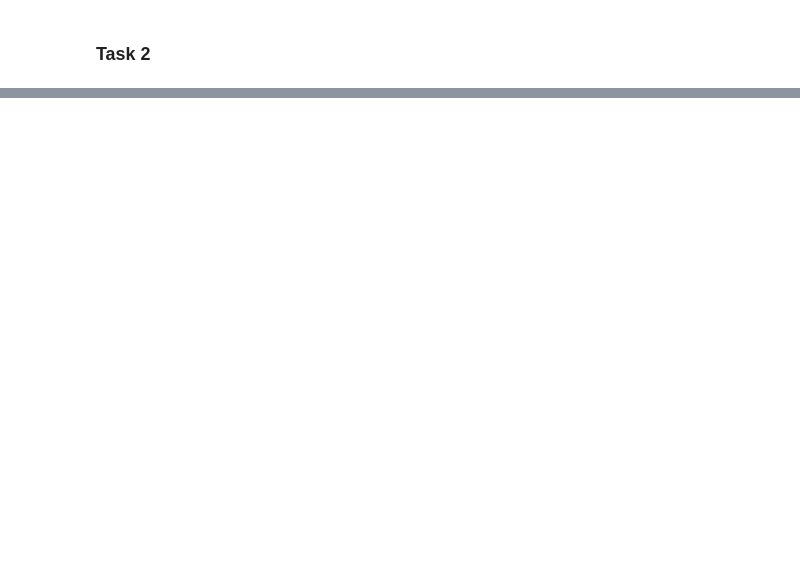
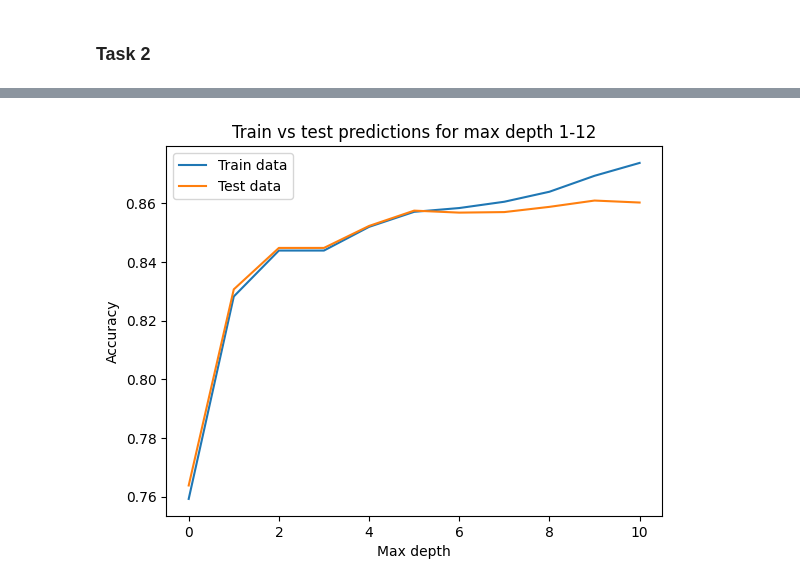
Before and after one commit to Timazqu/A2_DIT867, a Jupyter notebook: A2_DIT867.ipynb, the cells around one changed output, grey strips where cells are left out. Cells and saved outputs as stored; diff of their text form; code cells hidden in the pictures; blank space fills up the shorter version.

```diff
--- a/A2_DIT867.ipynb
+++ b/A2_DIT867.ipynb
@@ -51,3 +52,13 @@ accuracy_score(y_train, train_preds)
 # %% [markdown]
 ### Task 2
+# %%
+clf_scores = []
+
+# Test a range of max depth
+for i in range(1, 12):
+    clf_model = DecisionTreeClassifier(max_depth=i)
+    clf_model.fit(x_train_encoded, y_train)
+    train_score = accuracy_score(y_train, clf_model.predict(x_train_encoded))
+    test_score = accuracy_score(y_test, clf_model.predict(x_test_encoded))
+    clf_scores.append((train_score, test_score))
 # %% [markdown]
@@ -57,0 +66,9 @@ underfitting and overfitting
+# %%
+plt.plot(clf_scores)
+plt.legend(["Train data", "Test data"])
+plt.title("Train vs test predictions for max depth 1-12")
+plt.xlabel("Max depth")
+plt.ylabel("Accuracy")
+plt.show()
+# %% [output]
+[figure, added]
```
Also changed, not shown: parts of 10 cells of this notebook.
